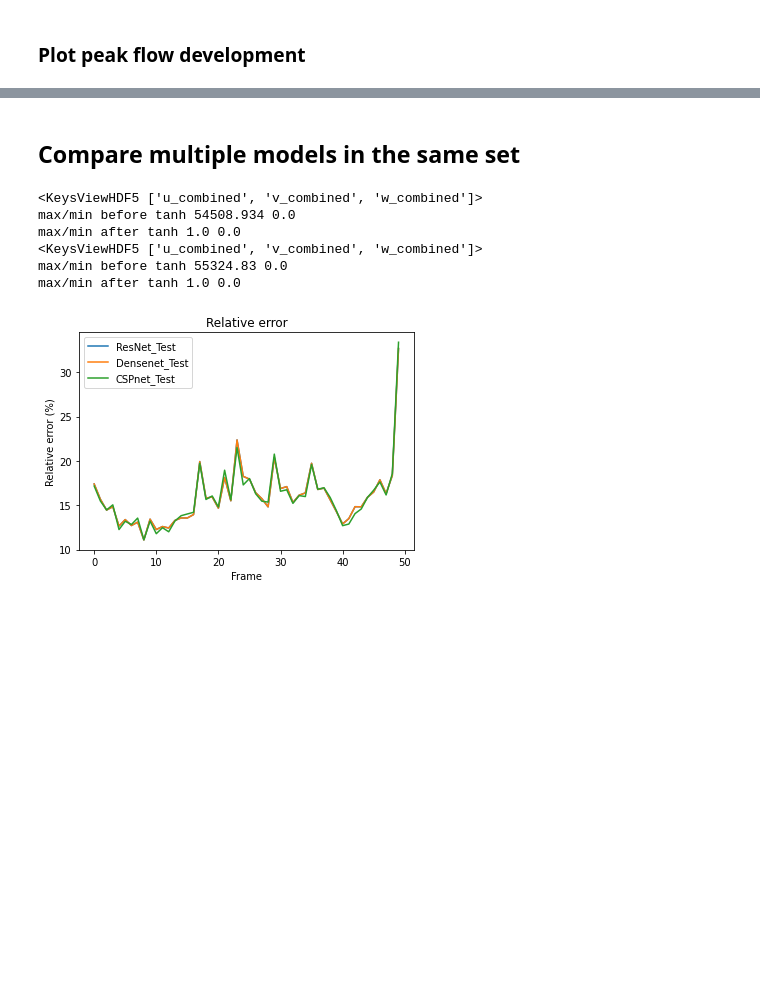
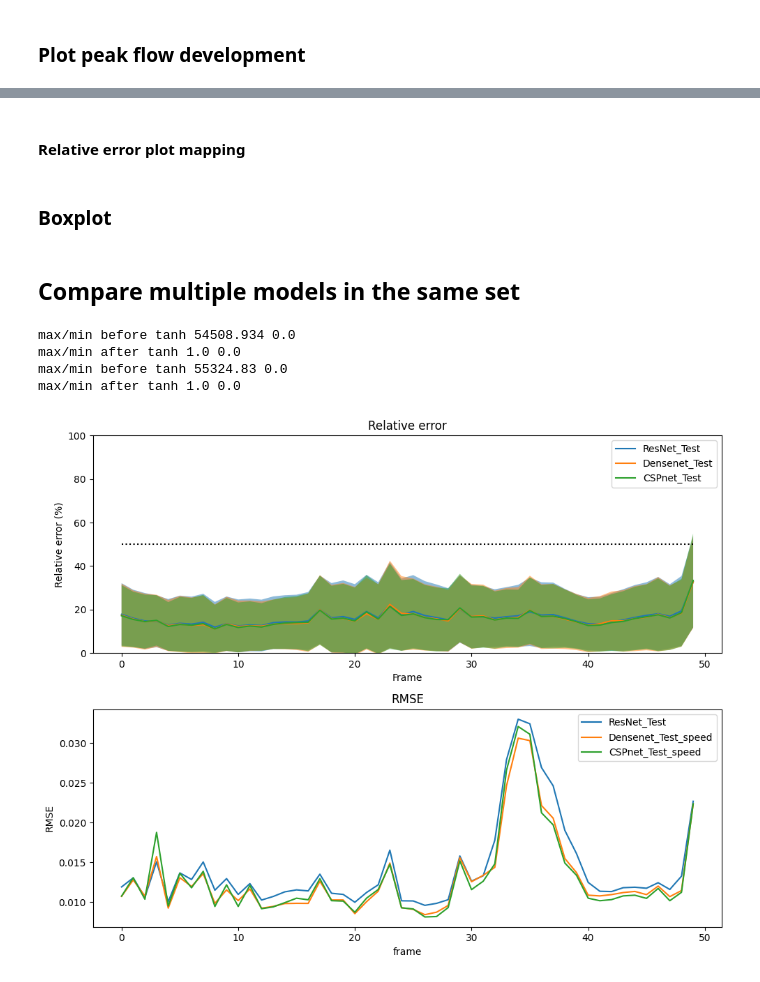
Before and after one commit to PiaaCaa/4DFlowNet, a Jupyter notebook: src/evaluate_plots.ipynb, the cells around one changed output, grey strips where cells are left out. Cells and saved outputs as stored; diff of their text form; code cells hidden in the pictures; blank space fills up the shorter version.

Commit message:
evaulate plots with rmse

```diff
--- a/src/evaluate_plots.ipynb
+++ b/src/evaluate_plots.ipynb
@@ -9,7 +9,7 @@ import matplotlib.pyplot as plt
 import matplotlib.animation as animation
 from IPython.display import display
 from utils.evaluate_utils import *
-plt.rcParams['figure.figsize'] = [20, 15]
+plt.rcParams['figure.figsize'] = [10, 8]
 %matplotlib inline
 # %% [markdown]
 ### Set model and dataset to evaluate
@@ -28,13 +28,15 @@ plt.rcParams['figure.figsize'] = [20, 15]
 # data_model= '4'
 # step = 2
 
-model_name = '20230301-1654'
+model_name = '20230301-1641'
 set_name = 'Test'
 data_model= '4'
 step = 2
 # %% [markdown]
 ### Set evaluation files to compare relative error to
 # %%
+vel_colnames=['u', 'v', 'w']
+vel_colnames_fluid = ['u_fluid', 'v_fluid', 'w_fluid']
 
 def load_data(model_name, set_name, data_model, step):
     #directories
@@ -65,11 +67,10 @@ def load_data(model_name, set_name, data_model, step):
     if save_relative_error_file:
         assert(not os.path.exists(f'{result_dir}/{evaluation_filename}')) #STOP if relative error file is already created
 
-    vel_colnames=['u', 'v', 'w']
+
     gt = {}
     lr = {}
     pred = {}
-    dt = {}
 
     with h5py.File(res_filepath, mode = 'r' ) as h_pred:
         with h5py.File(gt_filepath, mode = 'r' ) as h_gt:
@@ -78,7 +79,6 @@ def load_data(model_name, set_name, data_model, step):
                 gt["mask"] = np.asarray(h_gt["mask"])
                 gt["mask"][np.where(gt["mask"] !=0)] = 1
                 temporal_mask = create_temporal_mask(gt["mask"], h_gt['u'].shape[0])
-                print(h_pred.keys())
                 # adapt dimension
                 for vel in vel_colnames:
 
@@ -94,13 +94,13 @@ def load_data(model_name, set_name, data_model, step):
                     lr[f'{vel}_fluid'] =  np.multiply(lr[vel], temporal_mask[::2, :, :, :])
                     gt[f'{vel}_fluid'] =  np.multiply(gt[vel], temporal_mask)
 
-                    #include speed calculations
 
+                #include speed calculations
                 gt['speed']   = np.sqrt(gt["u"]**2 + gt["v"]**2 + gt["w"]**2)
-                lr['speed']   =  np.sqrt(lr["u"]**2 + lr["v"]**2 + lr["w"]**2)
+                lr['speed']   = np.sqrt(lr["u"]**2 + lr["v"]**2 + lr["w"]**2)
                 pred['speed'] = np.sqrt(pred["u"]**2 + pred["v"]**2 + pred["w"]**2)
 
 
 
-    return lr, gt, pred, temporal_mask
-lr, gt, pred, temporal_mask = load_data(model_name, set_name, data_model, step)
+    return lr, gt, pred, temporal_mask, eval_dir
+lr, gt, pred, temporal_mask, eval_dir = load_data(model_name, set_name, data_model, step)
@@ -673,4 +698,6 @@ def f(frame=5, x = 0):
     plt.axis('off')
     plt.tight_layout()
     plt.show()
+# %% [markdown]
+#### Relative error plot mapping
 # %%
@@ -688,0 +716,2 @@ plt.grid()
+# %% [markdown]
+### Boxplot
@@ -691,31 +723,60 @@ plt.grid()
 # %%
 model_names = ['20230301-1654', '20230301-1704'] # resnet: Temporal4DFlowNet_20230301-1641 #
 set_names = [set_name, set_name]
 labels = [f'Densenet_{set_names[0]}', f'CSPnet_{set_names[1]}']#[f'{model_names[i][-4::]}_{set_names[i]}' for i in range len(model_names)]
+frames = len(rel_error)
 
-
+vel_colnames = ["u", "v", "w"]
+plt.subplot(2, 1, 1)
 plt.title("Relative error")
 plt.plot(rel_error, label = f'ResNet_{set_name}')
 # plt.plot(rel_error_lin_interpolation[:-1], label = 'linear interpolation',color = 'yellowgreen')
 # plt.plot(rel_error_cubic_interpolation, label = 'cubic interpolation', color = 'forestgreen')
-#plt.plot(50*np.ones(len(rel_error)), 'k:')
+plt.plot(50*np.ones(len(rel_error)), 'k:')
 plt.xlabel("Frame")
 plt.ylabel("Relative error (%)")
-#plt.ylim((0, 100))
+plt.ylim((0, 100))
+points_in_mask = np.where(gt['mask'] !=0)
+
+reshaped_error = np.tanh(error_pointwise[:, points_in_mask[0], points_in_mask[1], points_in_mask[2]].reshape(frames, -1))
+max_error = np.max(reshaped_error, axis=1)*100
+
+sd_error = np.std(reshaped_error, axis = 1)*100
+error = np.random.normal(0, sd_error, size=len(rel_error))
+plt.fill_between(range(len(rel_error)), rel_error-sd_error, rel_error+sd_error, alpha = 0.5)
 
 
+plt.subplot(2, 1, 2)
+plt.plot(calculate_rmse(pred['speed'], gt['speed'], gt['mask']), label = f'ResNet_{set_name}')
+plt.ylabel('RMSE')
+plt.xlabel('frame')
+plt.title('RMSE')
+
 for m_name, s_name, label in zip(model_names, set_names, labels):
-    _, _, prediction, _ = load_data(m_name, s_name, data_model, step)
+    _, _, prediction, _, _ = load_data(m_name, s_name, data_model, step)
     rel_err = calculate_relative_error_normalized(prediction["u"], prediction["v"], prediction["w"], gt["u"], gt["v"] , gt["w"], gt["mask"])
+    pointwise_error, _  = calculate_pointwise_error(prediction["u"], prediction["v"], prediction["w"], gt["u"], gt["v"] , gt["w"], gt["mask"])
+    reshaped_error = np.tanh(pointwise_error[:, points_in_mask[0], points_in_mask[1], points_in_mask[2]].reshape(frames, -1))
+    max_error = np.max(reshaped_error, axis=1)*100
+
+    sd_error = np.std(reshaped_error, axis = 1)*100
+    error = np.random.normal(0, sd_error, size=len(rel_error))
+    # if m_name != '20230301-1704':
+    plt.subplot(2, 1, 1)
+    plt.fill_between(range(len(rel_error)), rel_err-sd_error, rel_err+sd_error, alpha = 0.5)
+    plt.plot(rel_err, label=label)
+    plt.legend()
     # mean_speed = calculate_mean_speed(prediction["u"], prediction["v"], prediction["w"],gt["mask"])
-    plt.plot(rel_err, label=label)
+
+    plt.subplot(2, 1, 2)
+    plt.plot(calculate_rmse(prediction['speed'], gt['speed'], gt['mask']), label = f'{label}_speed')
+
 plt.legend()
+plt.tight_layout()
 plt.show()
 # %% [output]
-<KeysViewHDF5 ['u_combined', 'v_combined', 'w_combined']>
 max/min before tanh 54508.934 0.0
 max/min after tanh 1.0 0.0
-<KeysViewHDF5 ['u_combined', 'v_combined', 'w_combined']>
 max/min before tanh 55324.83 0.0
 max/min after tanh 1.0 0.0
-[figure, old version]
+[figure, new version]
```
Also changed, not shown: parts of 14 cells of this notebook.
